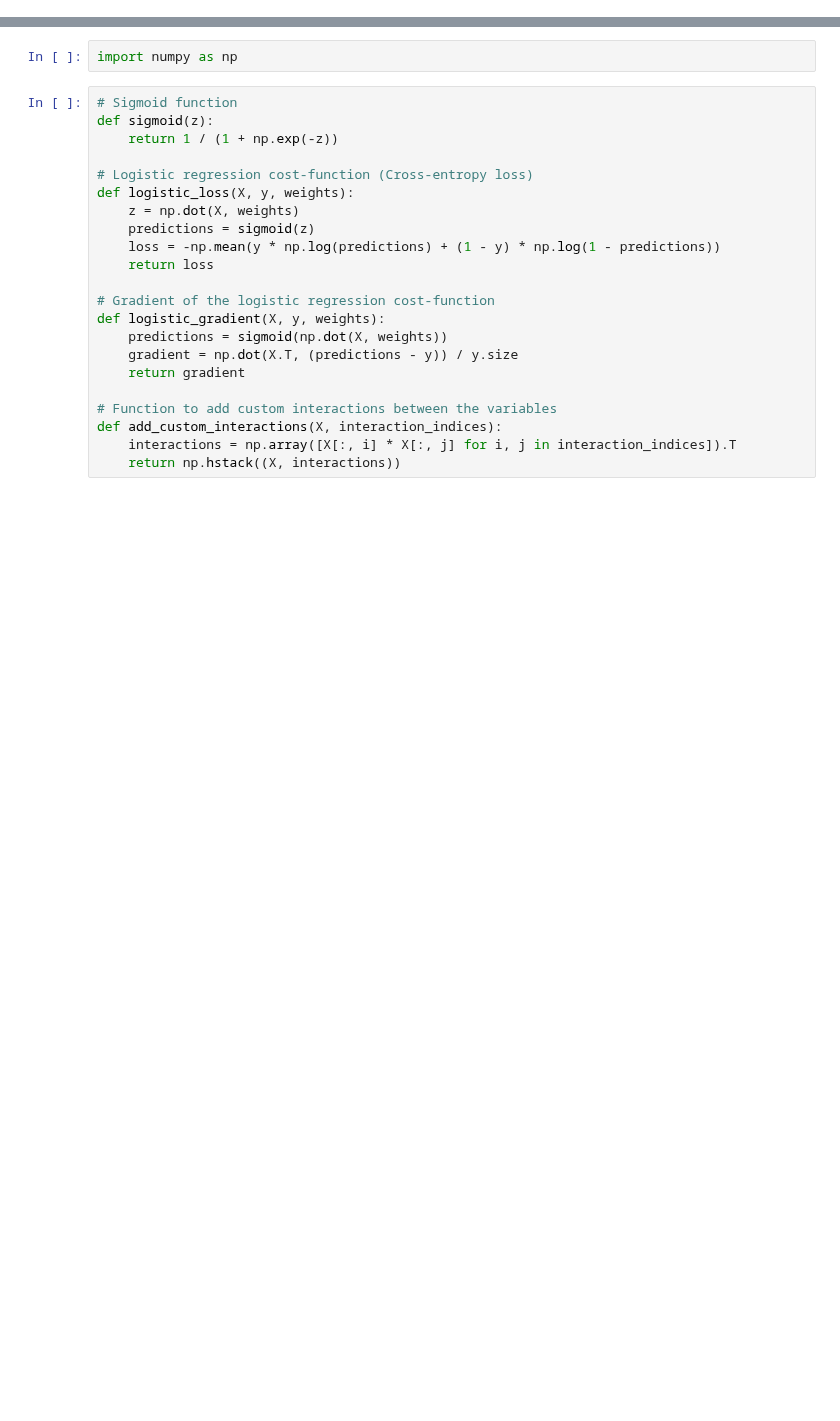
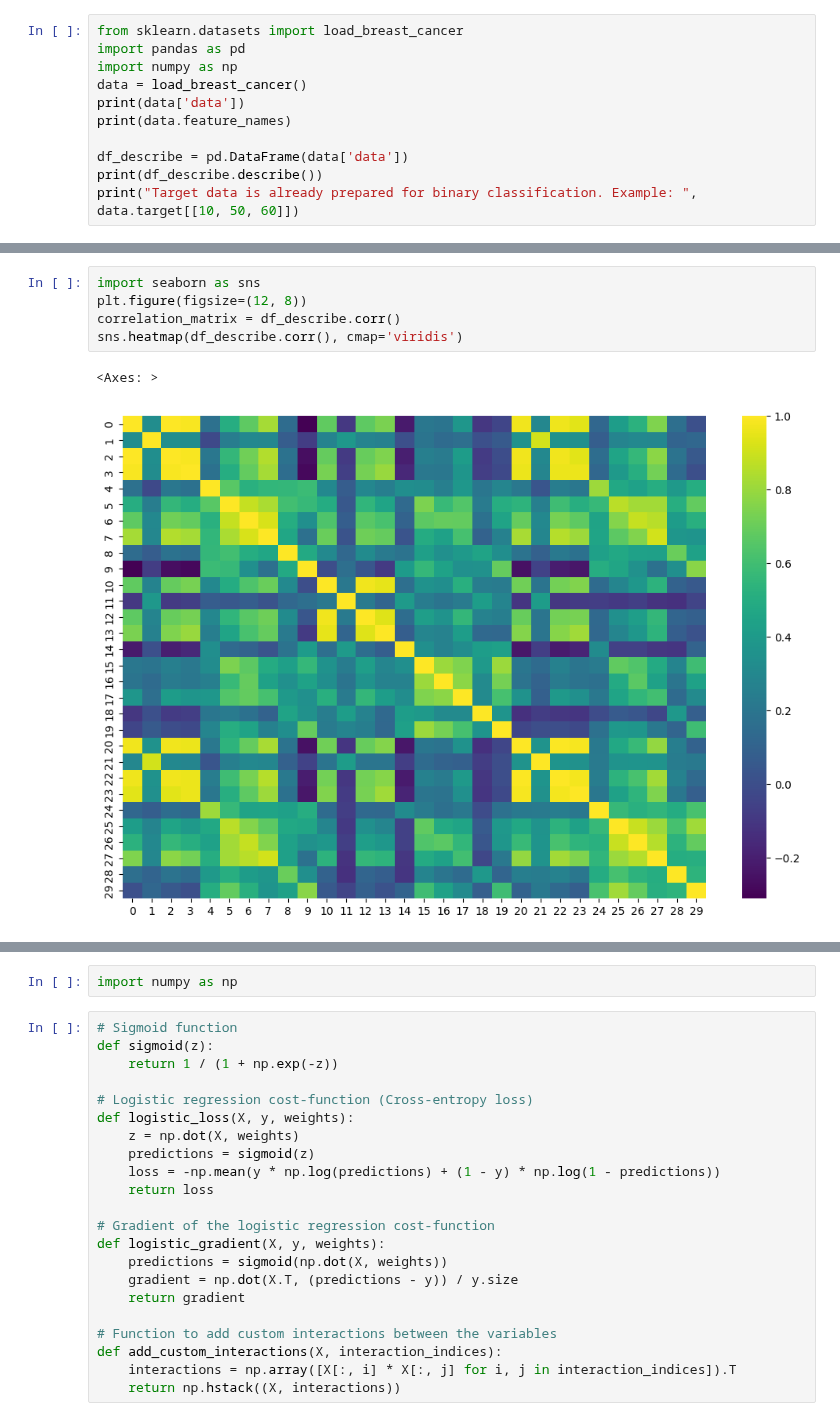
Before and after one commit to kozaka93/2024L-DSAdvancedML, a Jupyter notebook: projects/project1/group3/Adam.ipynb, the cells around one changed output, grey strips where cells are left out. Saved outputs shown, nothing was run; the diff lists cells and outputs as text; blank space fills up the shorter version.

Commit message:
Running tests on dataset
Running tests on dataset with Adam optimizer

```diff
--- a/projects/project1/group3/Adam.ipynb
+++ b/projects/project1/group3/Adam.ipynb
@@ -0,0 +78,11 @@
+# %%
+from sklearn.datasets import load_breast_cancer
+import pandas as pd
+import numpy as np
+data = load_breast_cancer()
+print(data['data'])
+print(data.feature_names)
+
+df_describe = pd.DataFrame(data['data'])
+print(df_describe.describe())
+print("Target data is already prepared for binary classification. Example: ", data.target[[10, 50, 60]])
@@ -0,0 +107,8 @@
+# %%
+import seaborn as sns
+plt.figure(figsize=(12, 8))
+correlation_matrix = df_describe.corr()
+sns.heatmap(df_describe.corr(), cmap='viridis')
+# %% [output]
+<Axes: >
+[figure, added]
```
Also changed, not shown: parts of 106 cells of this notebook.
